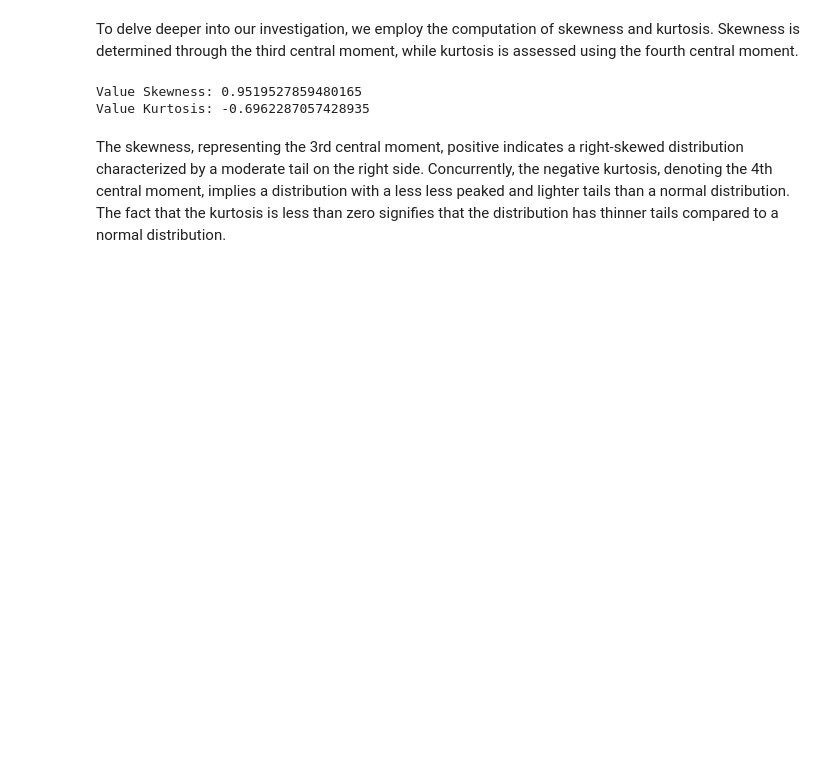
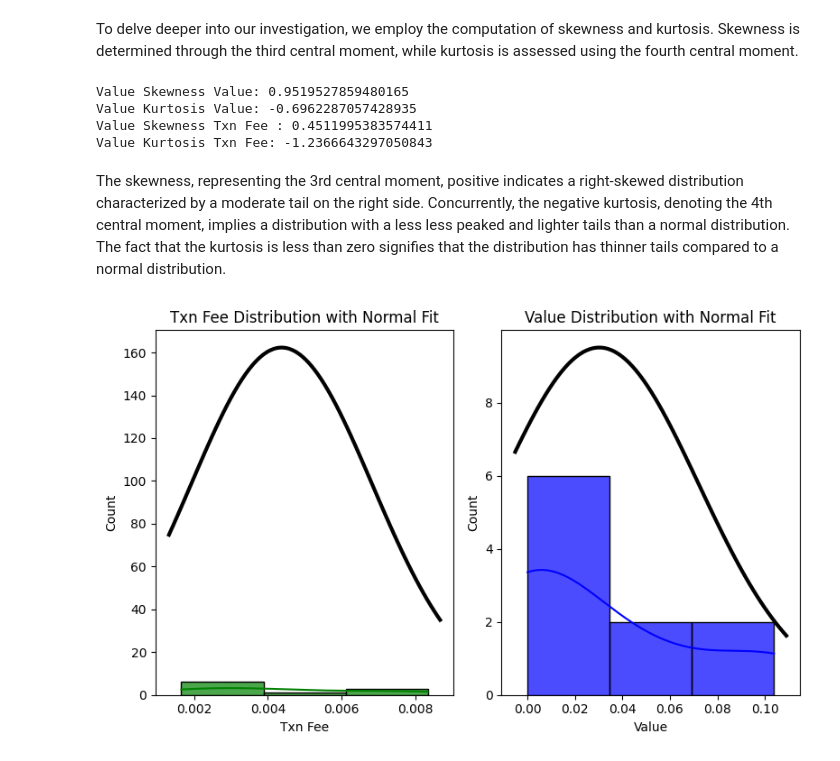
Before and after one commit to tisiphonee/DataS, a Jupyter notebook: data_analyse.ipynb, the cells around one changed output. Cells and saved outputs as stored; diff of their text form; code cells hidden in the pictures; blank space fills up the shorter version.

```diff
--- a/data_analyse.ipynb
+++ b/data_analyse.ipynb
@@ -58,10 +58,46 @@ from scipy.stats import skew, kurtosis
 skewness_value = skew(df['Value'])
 kurtosis_value = kurtosis(df['Value'])
 
-print(f"Value Skewness: {skewness_value}")
-print(f"Value Kurtosis: {kurtosis_value}")
+print(f"Value Skewness Value: {skewness_value}")
+print(f"Value Kurtosis Value: {kurtosis_value}")
+
+skewness_value = skew(df['Txn Fee'])
+kurtosis_value = kurtosis(df['Txn Fee'])
+
+print(f"Value Skewness Txn Fee : {skewness_value}")
+print(f"Value Kurtosis Txn Fee: {kurtosis_value}")
 # %% [output]
-Value Skewness: 0.9519527859480165
-Value Kurtosis: -0.6962287057428935
+Value Skewness Value: 0.9519527859480165
+Value Kurtosis Value: -0.6962287057428935
+Value Skewness Txn Fee : 0.4511995383574411
+Value Kurtosis Txn Fee: -1.2366643297050843
 # %% [markdown]
 The skewness, representing the 3rd central moment, positive indicates a right-skewed distribution characterized by a moderate tail on the right side. Concurrently, the negative kurtosis, denoting the 4th central moment, implies a distribution with a less  less peaked and lighter tails than a normal distribution. The fact that the kurtosis is less than zero signifies that the distribution has thinner tails compared to a normal distribution.
+# %%
+plt.figure(figsize=(8, 5))
+
+plt.subplot(1, 2, 1)
+sns.histplot(df['Txn Fee'], bins=int(math.sqrt(len(df['Txn Fee']))),kde=True, color='g', alpha=0.7)
+mu, std = df['Txn Fee'].mean(), df['Txn Fee'].std()
+xmin, xmax = plt.xlim()
+x = np.linspace(xmin, xmax, 100)
+p = norm.pdf(x, mu, std)
+plt.plot(x, p, 'k', linewidth=3)
+plt.title('Txn Fee Distribution with Normal Fit')
+plt.xlabel('Txn Fee')
+
+plt.subplot(1, 2, 2)
+sns.histplot(df['Value'], bins=int(math.sqrt(len(df['Value']))),kde=True, color='b', alpha=0.7)
+mu, std = df['Value'].mean(), df['Value'].std()
+xmin, xmax = plt.xlim()
+x = np.linspace(xmin, xmax, 100)
+p = norm.pdf(x, mu, std)
+plt.plot(x, p, 'k', linewidth=3)
+plt.title('Value Distribution with Normal Fit')
+plt.xlabel('Value')
+plt.ylim(bottom=0)
+
+plt.tight_layout()
+plt.show()
+# %% [output]
+[figure, added]
```
Also changed, not shown: parts of 1 cell of this notebook.
